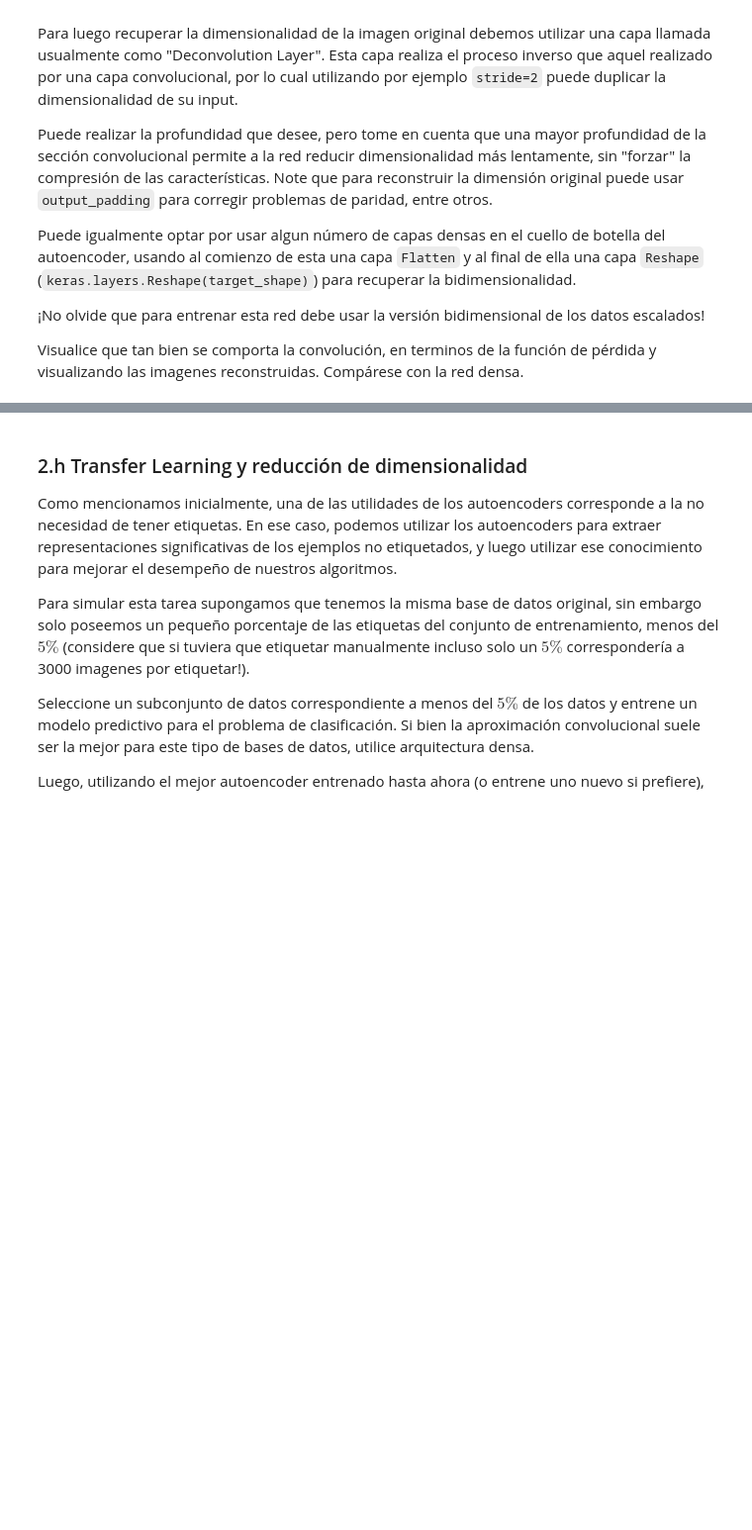
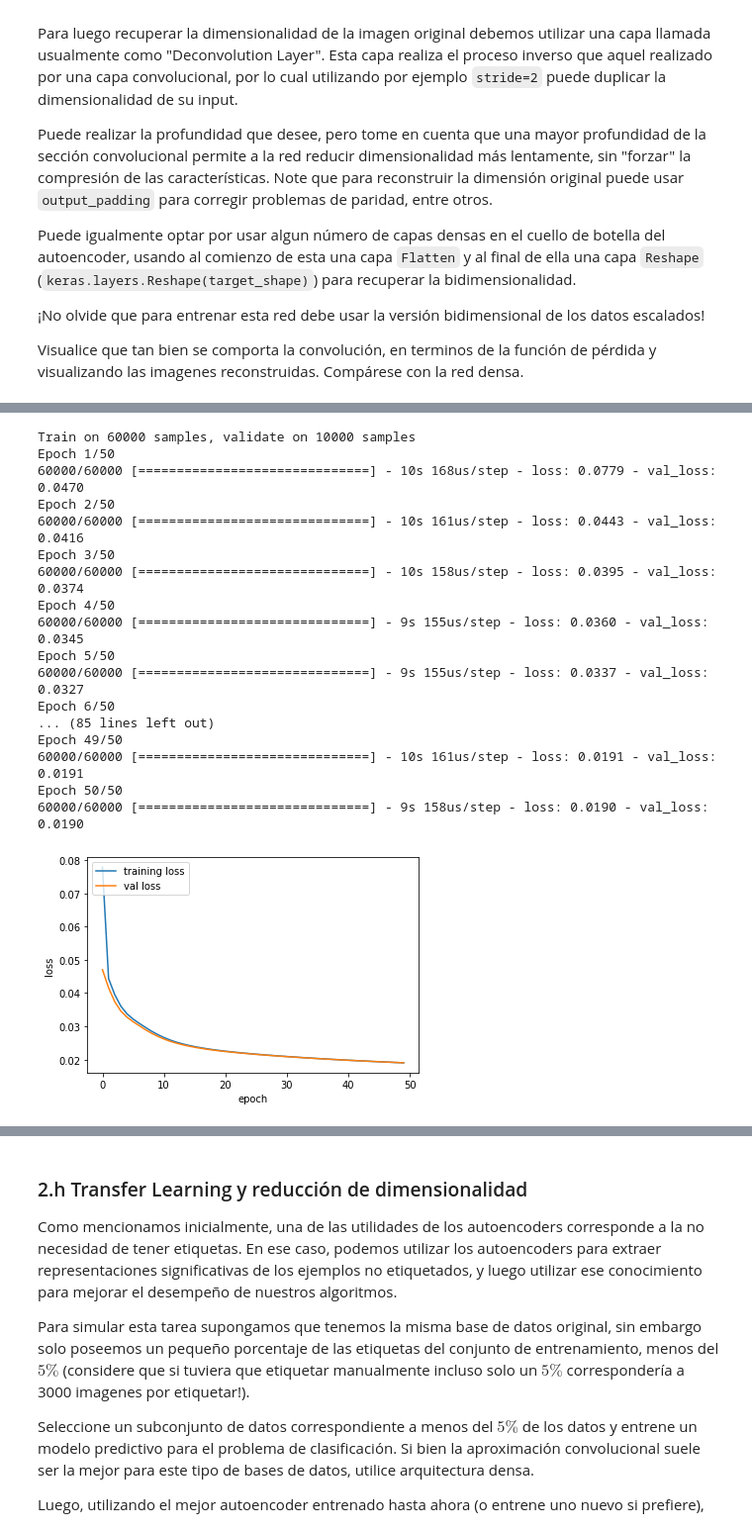
Before and after one commit to gekkoseba/Redes-neuronales, a Jupyter notebook: Tareas/Enunciado Tarea 2.ipynb, the cells around one changed output, grey strips where cells are left out. Shown at 99% size. Cells and saved outputs as stored; diff of their text form; code cells hidden in the pictures; blank space fills up the shorter version.

```diff
--- a/Tareas/Enunciado Tarea 2.ipynb
+++ b/Tareas/Enunciado Tarea 2.ipynb
@@ -1660,20 +1665,29 @@ Visualice que tan bien se comporta la convolución, en terminos de la función d
 # %%
-from keras.layers import Conv2D, MaxPooling2D,Deconvolution2D
+model=Sequential()
 
-x_train_scaled=x_train_vector_scaled.reshape(-1,28,28)
-
-autoencoder_conv=Sequential()
-
-model.add(Conv2D(filters=128, kernel_size=(3, 3), padding='same', activation='relu', input_shape=x_train_scaled.shape[1:]))
+model.add(Conv2D(filters=32, kernel_size=(3, 3), padding='same', activation='relu',input_shape=x_train_scaled.shape[1:]))
 
 model.add(MaxPooling2D(pool_size=(2, 2)))
 
-model.add(Conv2D(filters=128, kernel_size=(3, 3), padding='same', activation='relu', input_shape=x_train_scaled.shape[1:]))
+model.add(Conv2D(filters=16, kernel_size=(3, 3), padding='same', activation='relu'))
 
 model.add(MaxPooling2D(pool_size=(2, 2)))
 
+model.add(Conv2D(filters=1, kernel_size=(3, 3), padding='same', activation='relu'))
 
-autoencoder_conv.add(Deconvolution2D(64, 2, strides=2,activation='relu', padding='same'))
-autoencoder_conv.add(Deconvolution2D(1, 2, strides=2,activation='sigmoid', padding='same'))
-# . . .
+#D
+model.add(Conv2D(filters=16, kernel_size=(3, 3), padding='same', activation='relu'))
+
+model.add(UpSampling2D((2, 2)))
+
+model.add(Conv2D(filters=32, kernel_size=(3, 3), padding='same', activation='relu'))
+
+model.add(UpSampling2D((2, 2)))
+
+model.add(Conv2D(filters=1, kernel_size=(3, 3), padding='same', activation='relu'))
+
+
+model.compile(optimizer=SGD(lr=0.002),loss='mse')
+model.fit(x_train_scaled,x_train_scaled,epochs=0,validation_data=(x_val_scaled,x_val_scaled))
+model.summary()
 # %% [output]
@@ -1680,0 +1711,28 @@ autoencoder_conv.add(Deconvolution2D(1, 2, strides=2,activation='sigmoid', paddi
+# %%
+history=model.fit(x_train_scaled,x_train_scaled,epochs=50,validation_data=(x_val_scaled,x_val_scaled))
+if (len(history.history["loss"])==50):
+        plt.plot(history.history["loss"],label="training loss")
+        plt.plot(history.history["val_loss"],label="val loss")
+        plt.legend(loc="upper left")
+        plt.ylabel('loss')
+        plt.xlabel('epoch')
+        plt.plot
+# %% [output]
+Train on 60000 samples, validate on 10000 samples
+Epoch 1/50
+60000/60000 [==============================] - 10s 168us/step - loss: 0.0779 - val_loss: 0.0470
+Epoch 2/50
+60000/60000 [==============================] - 10s 161us/step - loss: 0.0443 - val_loss: 0.0416
+Epoch 3/50
+60000/60000 [==============================] - 10s 158us/step - loss: 0.0395 - val_loss: 0.0374
+Epoch 4/50
+60000/60000 [==============================] - 9s 155us/step - loss: 0.0360 - val_loss: 0.0345
+Epoch 5/50
+60000/60000 [==============================] - 9s 155us/step - loss: 0.0337 - val_loss: 0.0327
+Epoch 6/50
+... (85 lines left out)
+Epoch 49/50
+60000/60000 [==============================] - 10s 161us/step - loss: 0.0191 - val_loss: 0.0191
+Epoch 50/50
+60000/60000 [==============================] - 9s 158us/step - loss: 0.0190 - val_loss: 0.0190
+[figure, added]
```
Also changed, not shown: parts of 4 cells of this notebook.
